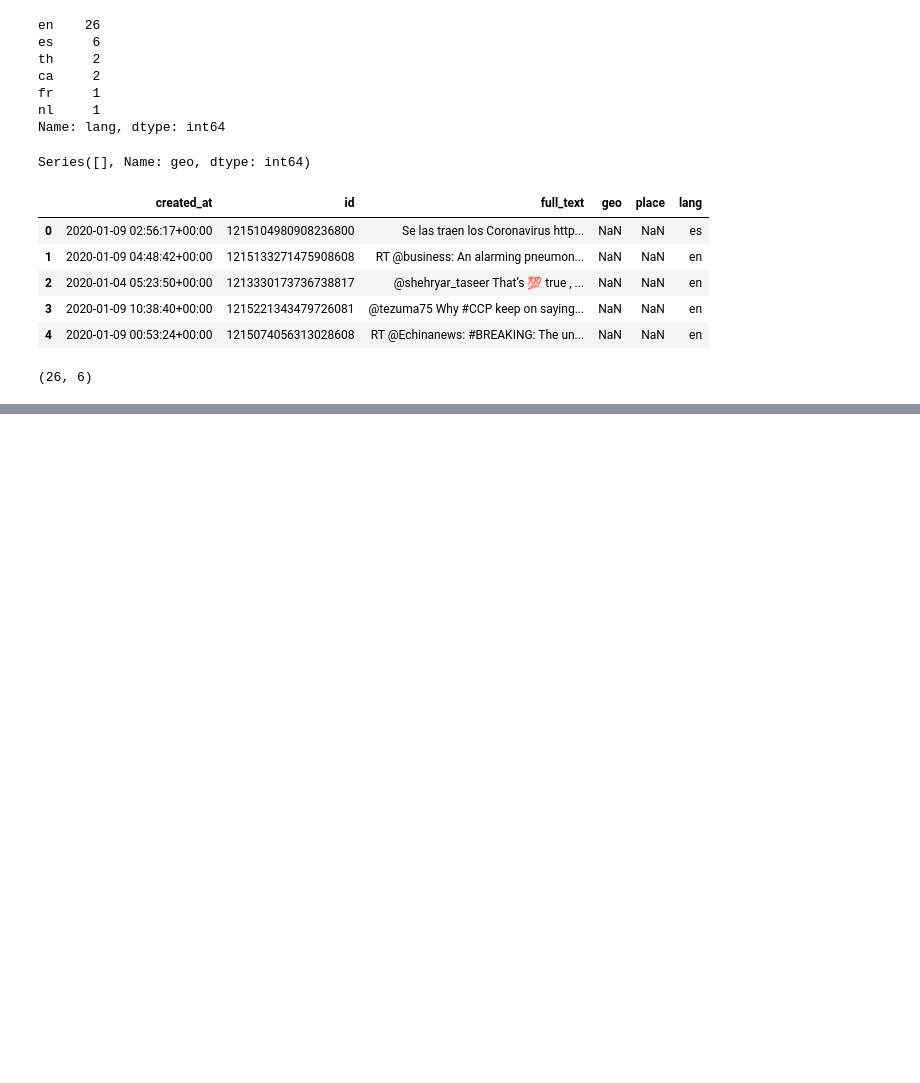
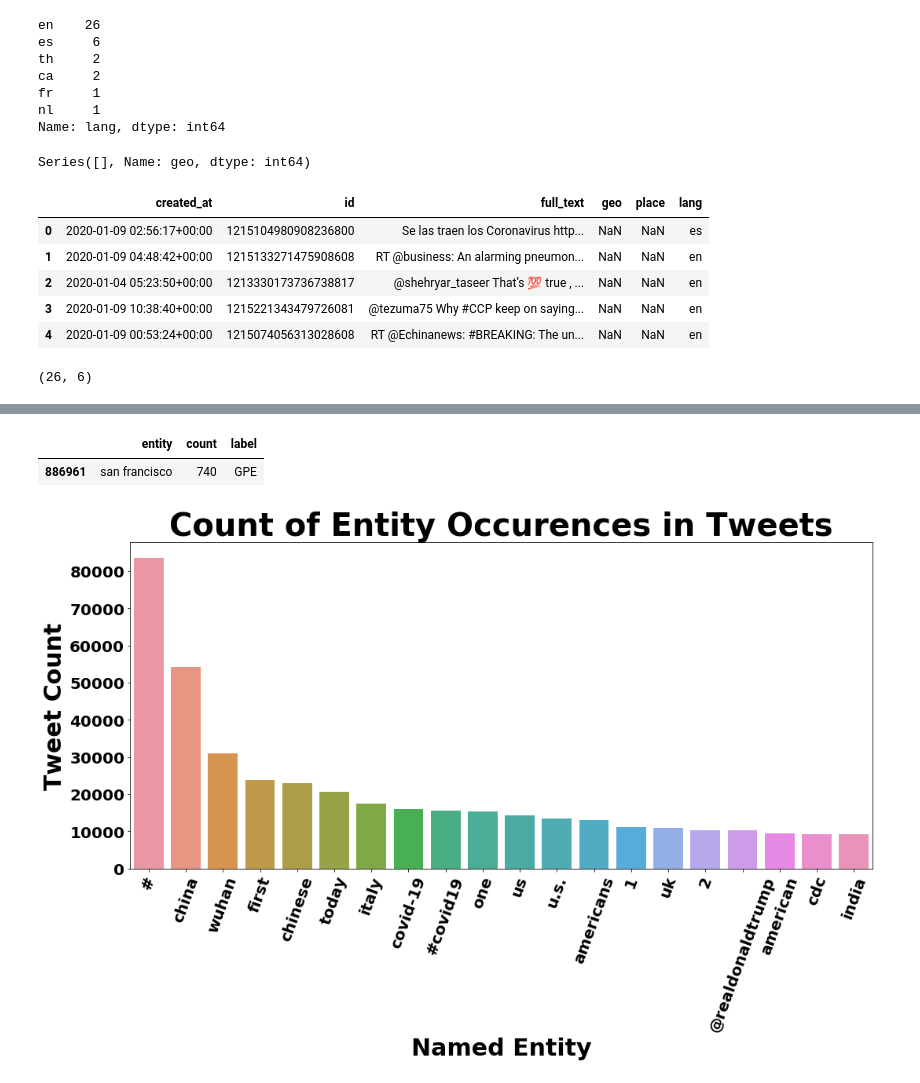
Before and after one commit to cravenre/Twitter_sentiment_in_pandemic, a Jupyter notebook: initial_exploration_cleaning.ipynb, the cells around one changed output, grey strips where cells are left out. Saved outputs shown, nothing was run; the diff lists cells and outputs as text; code cells hidden in the pictures; blank space fills up the shorter version.

```diff
--- a/initial_exploration_cleaning.ipynb
+++ b/initial_exploration_cleaning.ipynb
@@ -402,0 +498,3 @@ clean_chunks_0 = pd.concat(clean_chunks, ignore_index=True)
+# %%
+chunk0_ent_df = pd.DataFrame(chunk0_ent_list)
+chunk0_ent_df.columns = ['entity', 'label']
@@ -402,0 +510,6 @@ clean_chunks_0 = pd.concat(clean_chunks, ignore_index=True)
+# %%
+chunk0_ent_count = chunk0_ent_df['entity'].value_counts(ascending=False)
+
+chunk0_ent_count = pd.DataFrame(chunk0_ent_count).reset_index()
+
+chunk0_ent_count.columns = ['entity', 'count']
@@ -402,0 +529,2 @@ clean_chunks_0 = pd.concat(clean_chunks, ignore_index=True)
+# %%
+chunk0_ent_count = chunk0_ent_count.merge(chunk0_ent_df, on='entity')
@@ -402,0 +559,2 @@ clean_chunks_0 = pd.concat(clean_chunks, ignore_index=True)
+# %%
+chunk0_ent_count = chunk0_ent_count.drop_duplicates()
@@ -402,0 +607,16 @@ clean_chunks_0 = pd.concat(clean_chunks, ignore_index=True)
+# %%
+chunk0_ent_count[chunk0_ent_count['entity']=='san francisco']
+# %% [output]
+|  | entity | count | label |
+| 886961 | san francisco | 740 | GPE |
+# %%
+ent_count = plt.subplots(figsize=(15,10))
+ent_count = sns.barplot(x='entity', y='count', data=chunk0_ent_count.drop_duplicates('entity').nlargest(20, 'count'))
+ent_count.set_title('Count of Entity Occurences in Tweets', fontsize=40, fontweight='bold')
+ent_count.set_ylabel('Tweet Count', fontsize=30, fontweight='bold')
+ent_count.set_xlabel('Named Entity', fontsize=30, fontweight='bold')
+plt.xticks(fontsize=20, fontweight='bold', rotation=70)
+plt.yticks(fontsize=20, fontweight='bold');
+plt.tight_layout()
+# %% [output]
+[figure, added]
```
Also changed, not shown: parts of 92 cells of this notebook.
